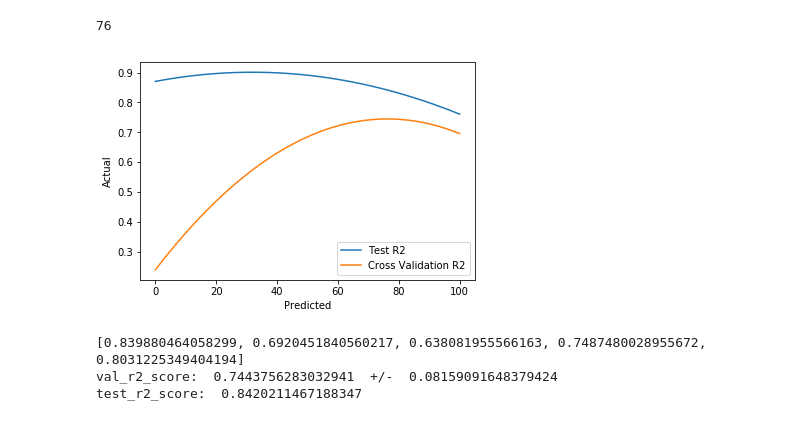
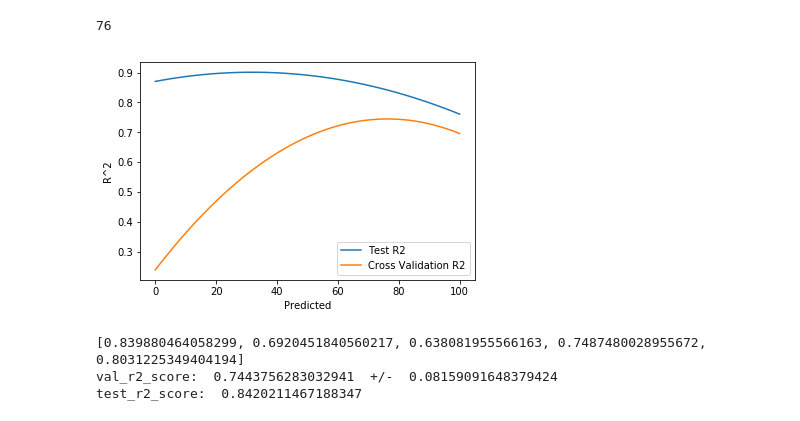
Before and after one commit to harrisonized/Predicting_Popularity_of_Rock_Climbs, a Jupyter notebook: ensembling-log-linear-and-poisson.ipynb, the cells around one changed output. Cells and saved outputs as stored; diff of their text form; code cells hidden in the pictures.

```diff
--- a/ensembling-log-linear-and-poisson.ipynb
+++ b/ensembling-log-linear-and-poisson.ipynb
@@ -17,7 +17,7 @@ from sklearn.model_selection import train_test_split, KFold
 from sklearn.preprocessing import StandardScaler
 # %%
 #Imports
-data_df = pd.read_csv(r"Data/Processed CSV/bishop_proc_log_sqrt_df.csv")
+data_df = pd.read_csv(r"data/processed-csv/bishop-proc-log-sqrt-df.csv")
 data_df = data_df.drop(columns = {"Unnamed: 0"}).dropna()
 data_df
 # %% [output]
@@ -135,13 +135,13 @@ r2_cv_full_mean_list.index(max(r2_cv_full_mean_list))
 # %%
 ax = plt.plot(list(range(101)), r2_test_list, label= "Test R2")
 ax = plt.plot(list(range(101)), r2_cv_full_mean_list, label= "Cross Validation R2")
 plt.xlabel('Predicted')
-plt.ylabel('Actual')
+plt.ylabel('R^2')
 plt.legend()
-#plt.savefig("image2.png", transparent=False)
+plt.savefig("figures/bishop/ensemble/ratio-optimization.png", transparent=True, bbox_inches="tight")
 plt.show()
 # %% [output]
-[figure, old version]
+[figure, new version]
 # %%
 # Ensembling
 
```
Also changed, not shown: parts of 2 cells of this notebook, 19 other files.
